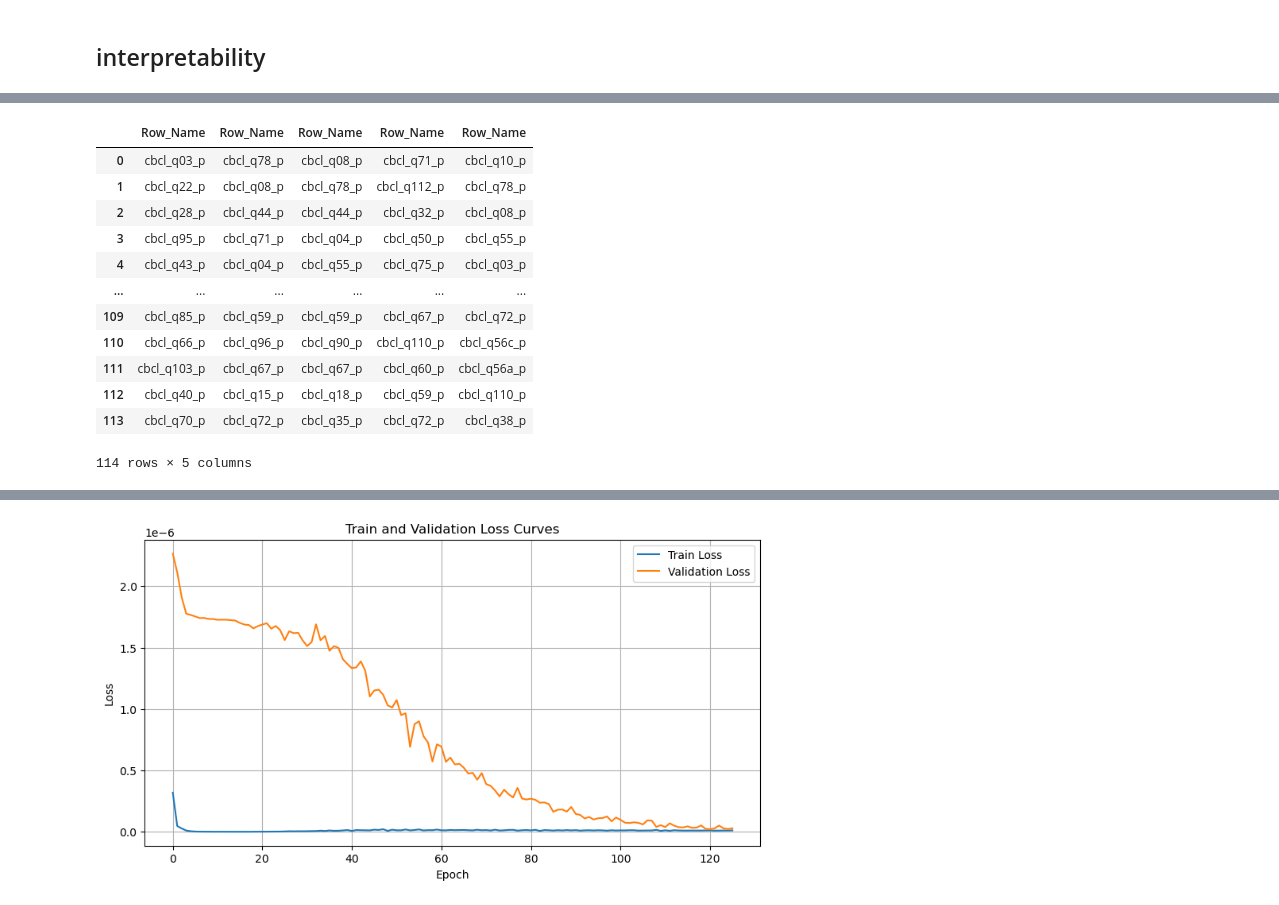
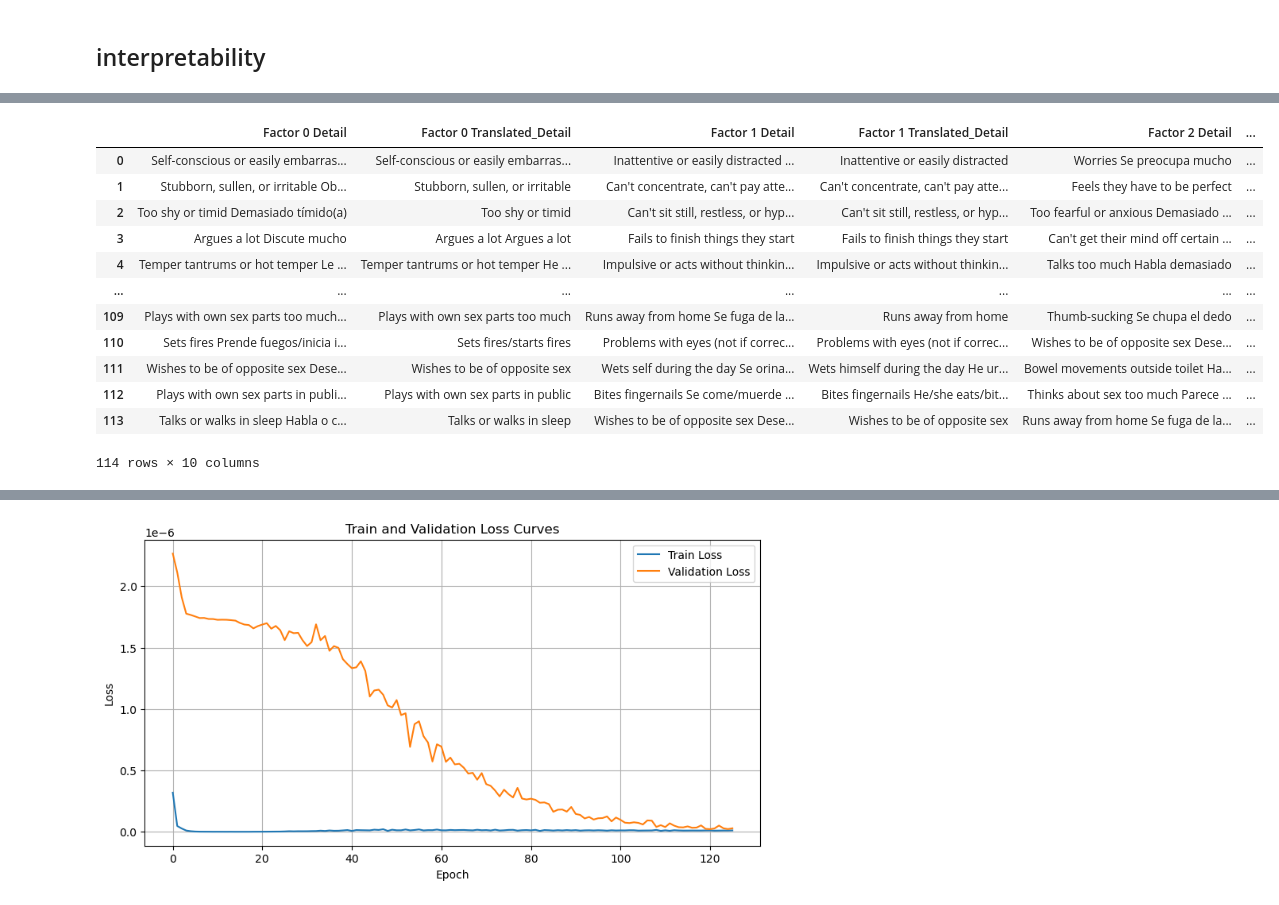
Before and after one commit to ReveRoyl/ABCD_tabular_data_analysis, a Jupyter notebook: trail_tsne_RF/factor analysis/Autoencoder/Autoencoder.ipynb, the cells around one changed output, grey strips where cells are left out. Saved outputs shown, nothing was run; the diff lists cells and outputs as text; code cells hidden in the pictures.

```diff
--- a/trail_tsne_RF/factor analysis/Autoencoder/Autoencoder.ipynb
+++ b/trail_tsne_RF/factor analysis/Autoencoder/Autoencoder.ipynb
@@ -714,23 +393,21 @@ for i in range(5):
-# %%
-df# 假设 df 是你的 DataFrame
-df_even_columns = df.iloc[:, ::2]  # 选择所有行和每隔两列的列
-df_even_columns
-# %% [output]
-|  | Row_Name | Row_Name | Row_Name | Row_Name | Row_Name |
-| 0 | cbcl_q03_p | cbcl_q78_p | cbcl_q08_p | cbcl_q71_p | cbcl_q10_p |
-| 1 | cbcl_q22_p | cbcl_q08_p | cbcl_q78_p | cbcl_q112_p | cbcl_q78_p |
-| 2 | cbcl_q28_p | cbcl_q44_p | cbcl_q44_p | cbcl_q32_p | cbcl_q08_p |
-| 3 | cbcl_q95_p | cbcl_q71_p | cbcl_q04_p | cbcl_q50_p | cbcl_q55_p |
-| 4 | cbcl_q43_p | cbcl_q04_p | cbcl_q55_p | cbcl_q75_p | cbcl_q03_p |
-| ... | ... | ... | ... | ... | ... |
-| 109 | cbcl_q85_p | cbcl_q59_p | cbcl_q59_p | cbcl_q67_p | cbcl_q72_p |
-| 110 | cbcl_q66_p | cbcl_q96_p | cbcl_q90_p | cbcl_q110_p | cbcl_q56c_p |
-| 111 | cbcl_q103_p | cbcl_q67_p | cbcl_q67_p | cbcl_q60_p | cbcl_q56a_p |
-| 112 | cbcl_q40_p | cbcl_q15_p | cbcl_q18_p | cbcl_q59_p | cbcl_q110_p |
-| 113 | cbcl_q70_p | cbcl_q72_p | cbcl_q35_p | cbcl_q72_p | cbcl_q38_p |
-114 rows × 5 columns
 # %%
 from utils import translate_text
 from utils import get_cbcl_details
 # get_cbcl_details(loadings_df)
-details_autoencoder = translate_text(df_even_columns, 5)
+details_autoencoder = translate_text(df_even_columns, 5,'en')
+details_autoencoder.to_csv('output/details_autoencoder.csv', index=False)
+details_autoencoder
+# %% [output]
+|  | Factor 0 Detail | Factor 0 Translated_Detail | Factor 1 Detail | Factor 1 Translated_Detail | Factor 2 Detail | ... |
+| 0 | Self-conscious or easily embarras... | Self-conscious or easily embarras... | Inattentive or easily distracted ... | Inattentive or easily distracted | Worries Se preocupa mucho | ... |
+| 1 | Stubborn, sullen, or irritable Ob... | Stubborn, sullen, or irritable | Can't concentrate, can't pay atte... | Can't concentrate, can't pay atte... | Feels they have to be perfect | ... |
+| 2 | Too shy or timid Demasiado tímido(a) | Too shy or timid | Can't sit still, restless, or hyp... | Can't sit still, restless, or hyp... | Too fearful or anxious Demasiado ... | ... |
+| 3 | Argues a lot Discute mucho | Argues a lot Argues a lot | Fails to finish things they start | Fails to finish things they start | Can't get their mind off certain ... | ... |
+| 4 | Temper tantrums or hot temper Le ... | Temper tantrums or hot temper He ... | Impulsive or acts without thinkin... | Impulsive or acts without thinkin... | Talks too much Habla demasiado | ... |
+| ... | ... | ... | ... | ... | ... | ... |
+| 109 | Plays with own sex parts too much... | Plays with own sex parts too much | Runs away from home Se fuga de la... | Runs away from home | Thumb-sucking Se chupa el dedo | ... |
+| 110 | Sets fires Prende fuegos/inicia i... | Sets fires/starts fires | Problems with eyes (not if correc... | Problems with eyes (not if correc... | Wishes to be of opposite sex Dese... | ... |
+| 111 | Wishes to be of opposite sex Dese... | Wishes to be of opposite sex | Wets self during the day Se orina... | Wets himself during the day He ur... | Bowel movements outside toilet Ha... | ... |
+| 112 | Plays with own sex parts in publi... | Plays with own sex parts in public | Bites fingernails Se come/muerde ... | Bites fingernails He/she eats/bit... | Thinks about sex too much Parece ... | ... |
+| 113 | Talks or walks in sleep Habla o c... | Talks or walks in sleep | Wishes to be of opposite sex Dese... | Wishes to be of opposite sex | Runs away from home Se fuga de la... | ... |
+114 rows × 10 columns
```
Also changed, not shown: parts of 50 cells of this notebook, 2 other files.
